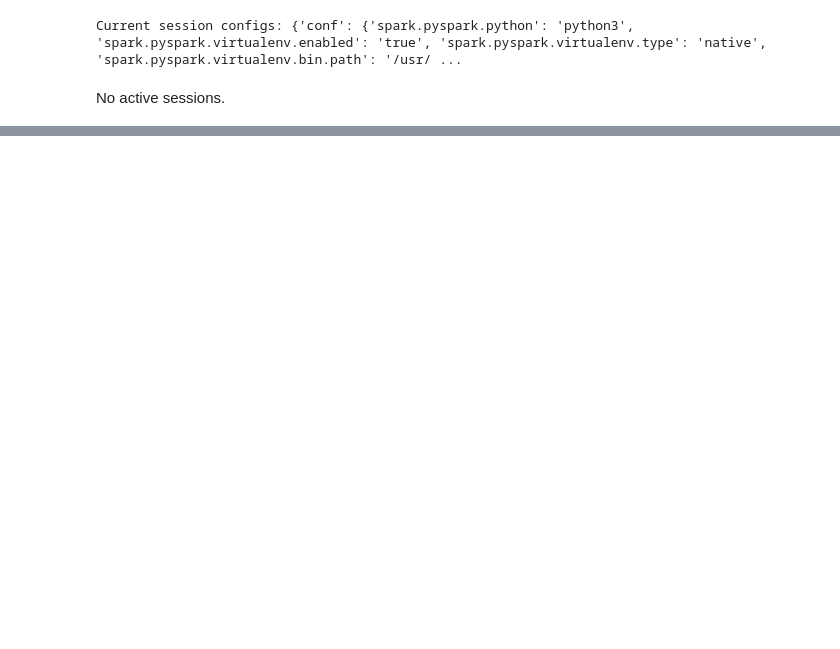
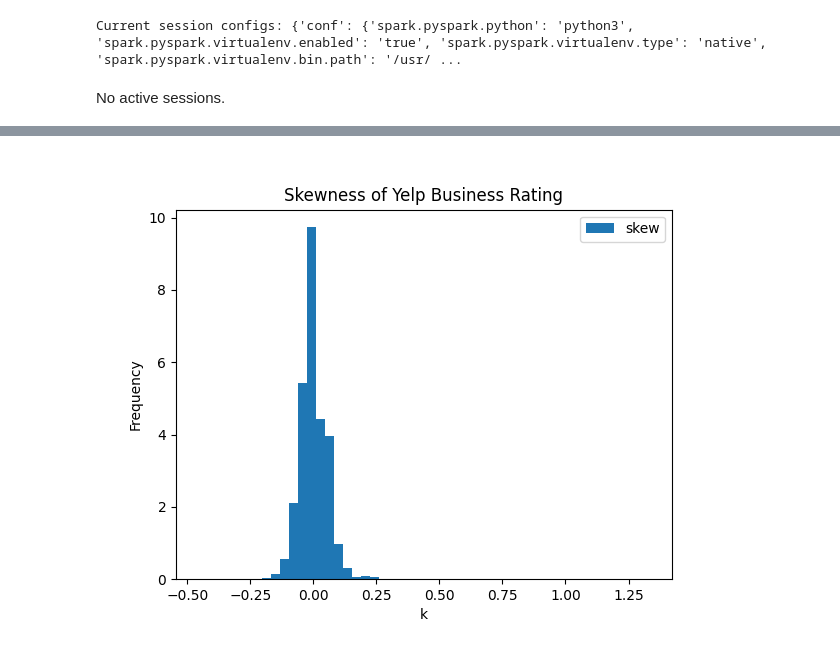
Before and after one commit to Charlotte-01/STA9760_Project2_Yelp_Data_Analysis, a Jupyter notebook: Analysis.ipynb, the cells around one changed output, grey strips where cells are left out. Cells and saved outputs as stored; diff of their text form; code cells hidden in the pictures; blank space fills up the shorter version.

```diff
--- a/Analysis.ipynb
+++ b/Analysis.ipynb
@@ -80,0 +342,2 @@ Successfully installed cycler-0.10.0 kiwisolver-1.2.0 matplotlib-3.2.1 pyparsing
+# %%
+review=spark.read.json('s3://sta9760-data/yelp_academic_dataset_review.json')
@@ -80,0 +450,15 @@ Successfully installed cycler-0.10.0 kiwisolver-1.2.0 matplotlib-3.2.1 pyparsing
+# %%
+sqldf = spark.sql(
+'''
+SELECT ROUND((review_stars-stars)/stars,3) as skew FROM
+(SELECT DISTINCT AVG(review.stars) OVER (PARTITION BY review.business_id) AS review_stars,business.stars,name,city,state
+FROM
+business
+JOIN
+review
+ON business.business_id=review.business_id
+)
+'''
+)
+
+sqldf.show()
@@ -80,0 +484,5 @@ Successfully installed cycler-0.10.0 kiwisolver-1.2.0 matplotlib-3.2.1 pyparsing
+# %%
+sqldf.toPandas().plot(kind='hist',bins=50,title = "Skewness of Yelp Business Rating",density=True)
+plt.xlabel('k')
+%matplot plt
+# %% [output]
@@ -80,0 +490 @@ Successfully installed cycler-0.10.0 kiwisolver-1.2.0 matplotlib-3.2.1 pyparsing
+[figure, added]
```
Also changed, not shown: parts of 63 cells of this notebook, 1 other file.
